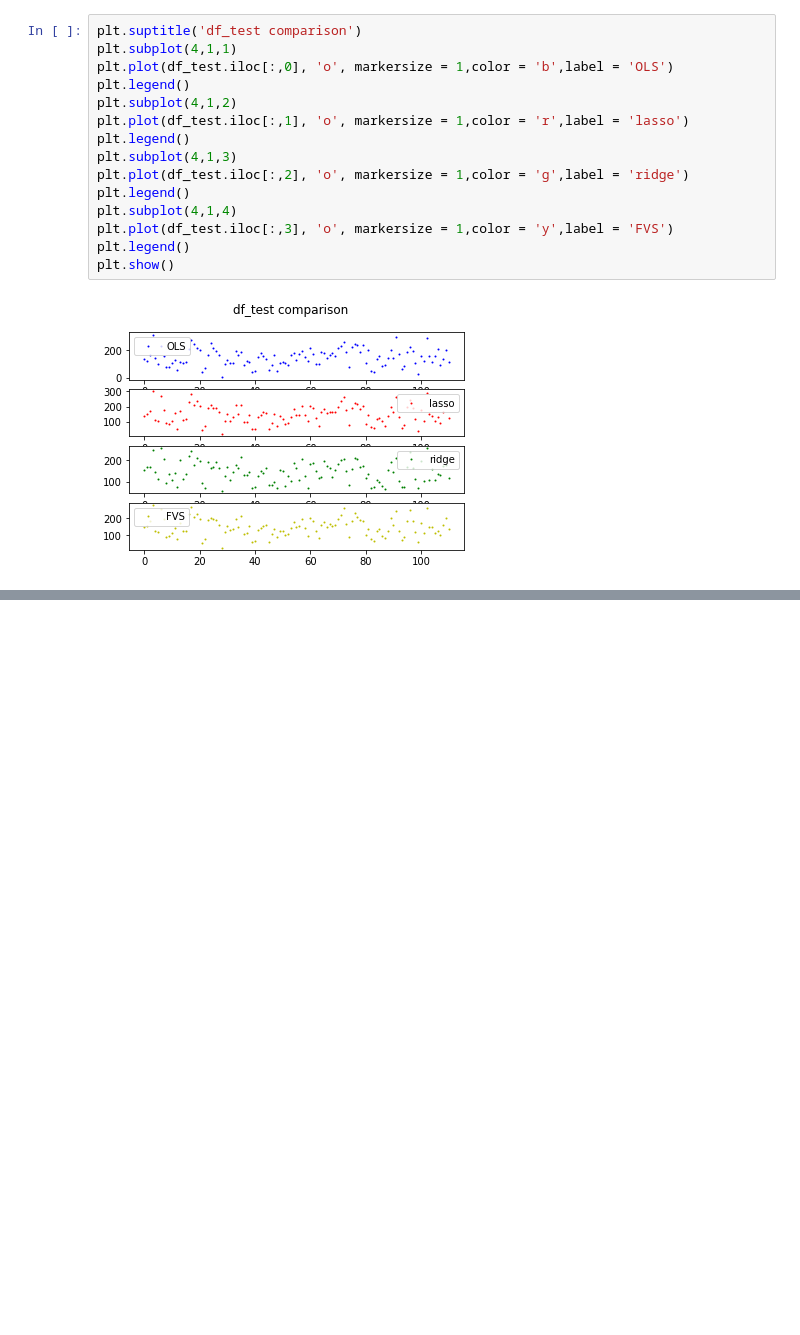
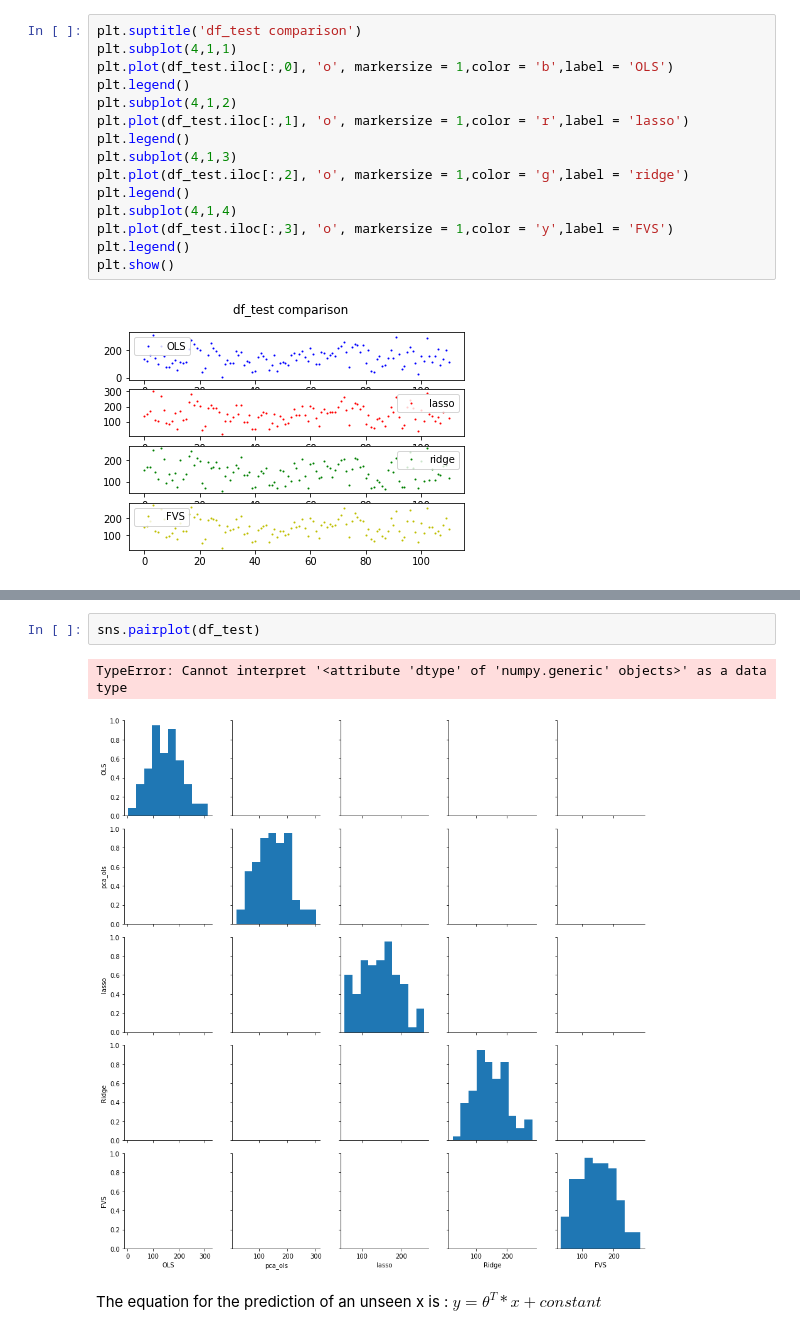
Before and after one commit to Antoninnnn/LinearModel, a Jupyter notebook: sd-tsia204_lab2_yang_yining.ipynb, the cells around one changed output, grey strips where cells are left out. Drawn from its saved outputs; the diff is of its cells as text; blank space fills up the shorter version.

```diff
--- a/sd-tsia204_lab2_yang_yining.ipynb
+++ b/sd-tsia204_lab2_yang_yining.ipynb
@@ -753,0 +777,7 @@ plt.show()
+# %%
+sns.pairplot(df_test)
+# %% [output]
+TypeError: Cannot interpret '<attribute 'dtype' of 'numpy.generic' objects>' as a data type
+[figure, added]
+# %% [markdown]
+The equation for the prediction of an unseen x is : $ y = \theta^{T} * x + constant$
```
Also changed, not shown: parts of 5 cells of this notebook.
